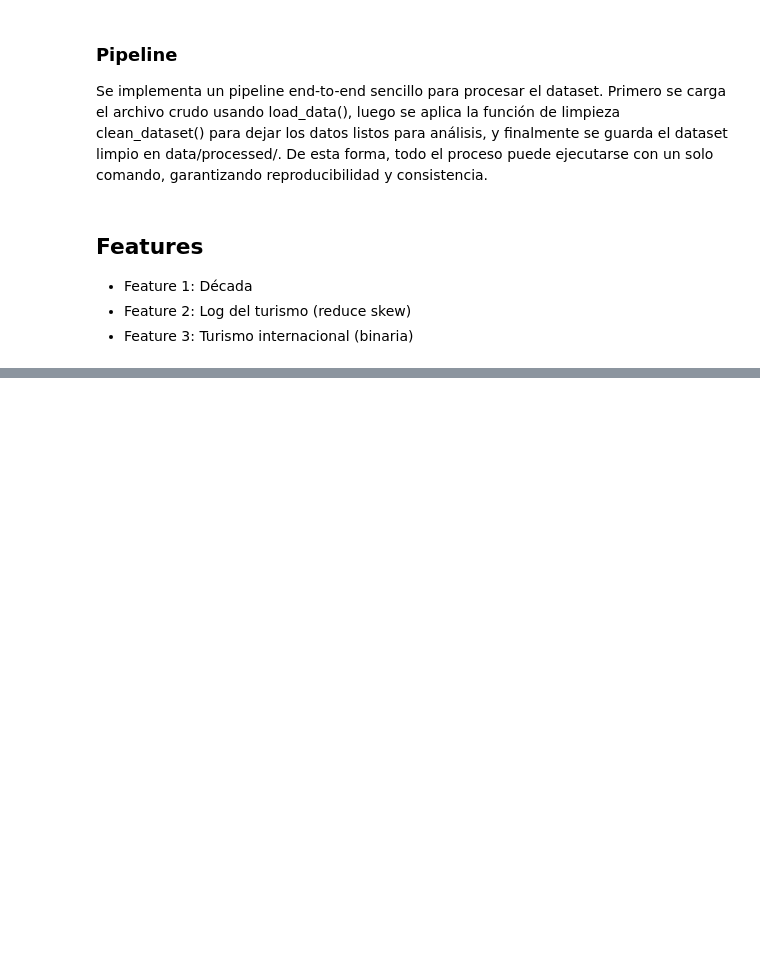
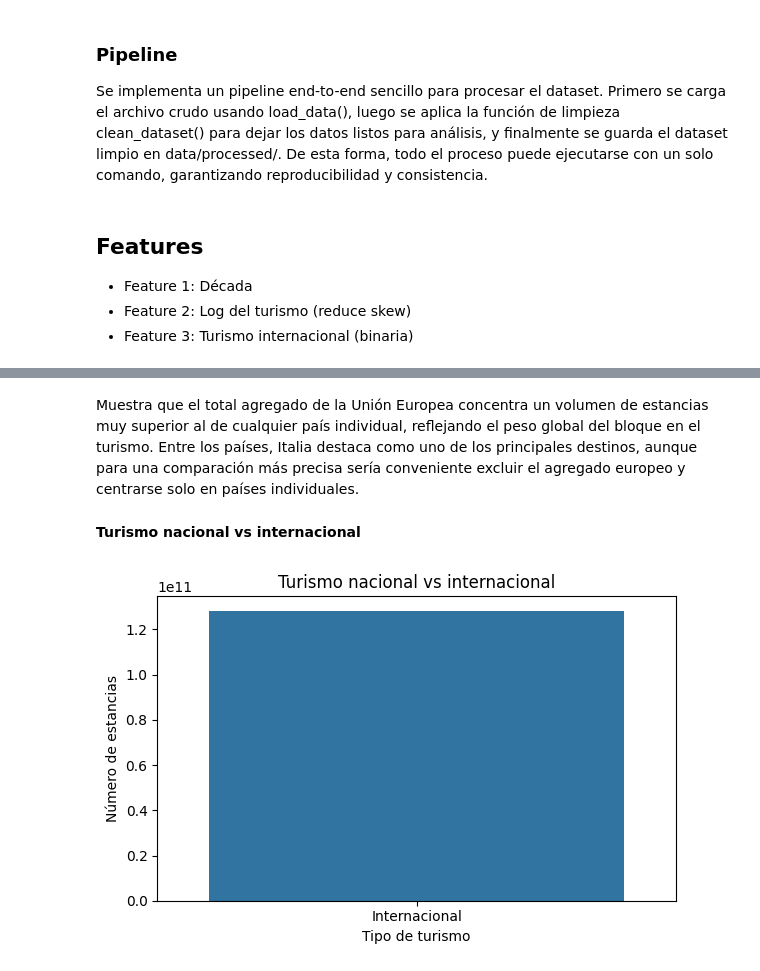
Before and after one commit to camilaru15/proyecto_turismo_Europa, a Jupyter notebook: notebooks/eda.ipynb, the cells around one changed output, grey strips where cells are left out. Drawn from its saved outputs; the diff is of its cells as text; code cells hidden in the pictures; blank space fills up the shorter version.

Commit message:
terminacion del notebook con las visualizaciones pertinentes para el analisis correcto

```diff
--- a/notebooks/eda.ipynb
+++ b/notebooks/eda.ipynb
@@ -188,0 +191,11 @@ ImportError: cannot import name 'plot_top_countries' from 'src.viz' (D:\camil\Pe
+# %% [markdown]
+Muestra que el total agregado de la Unión Europea concentra un volumen de estancias muy superior al de cualquier país individual, reflejando el peso global del bloque en el turismo. Entre los países, Italia destaca como uno de los principales destinos, aunque para una comparación más precisa sería conveniente excluir el agregado europeo y centrarse solo en países individuales.
+# %% [markdown]
+**Turismo nacional vs internacional**
+# %%
+from src.viz import plot_domestic_vs_international
+
+# Turismo nacional vs internacional
+df_viz = plot_domestic_vs_international(df)
+# %% [output]
+[figure, added]
```
Also changed, not shown: parts of 13 cells of this notebook, 3 other files.
